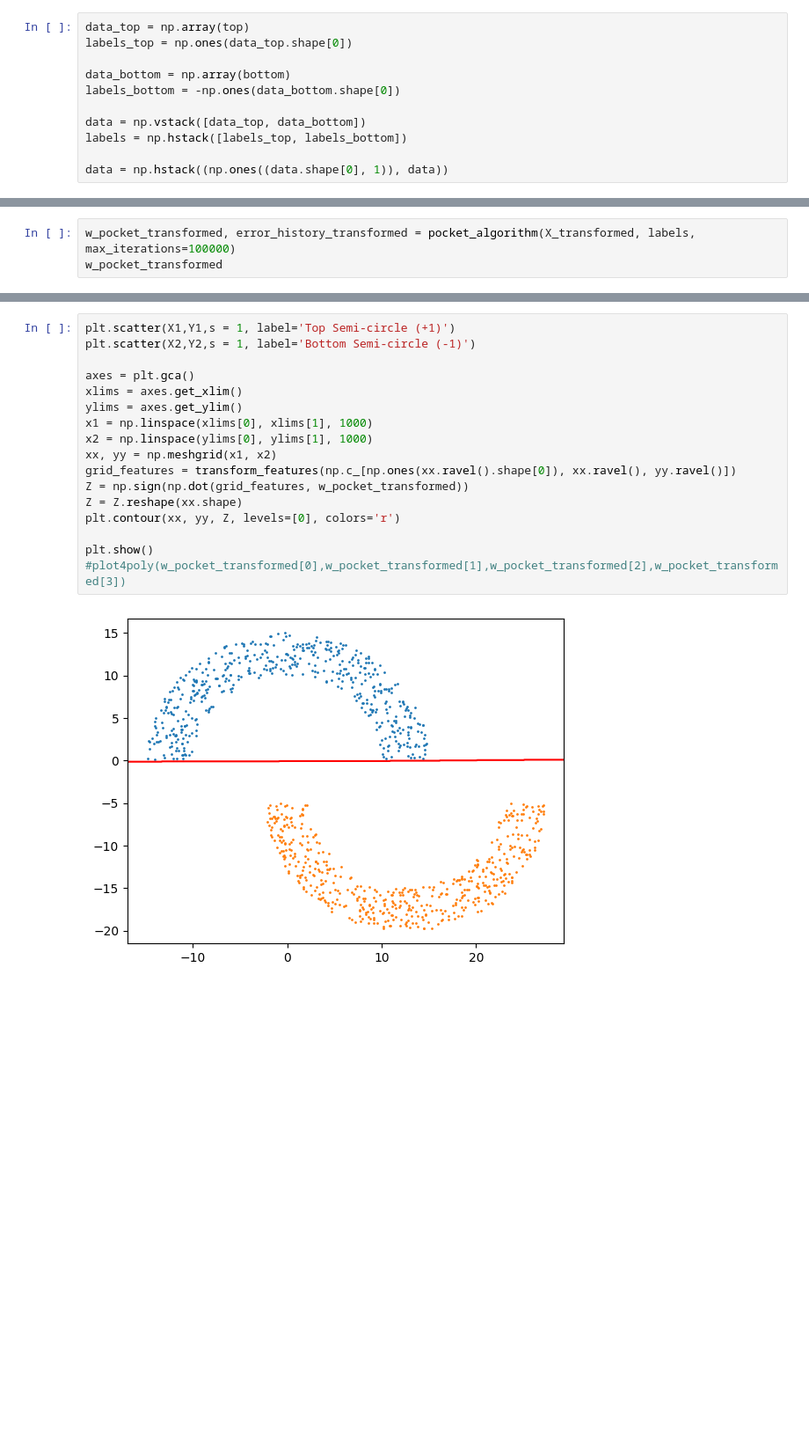
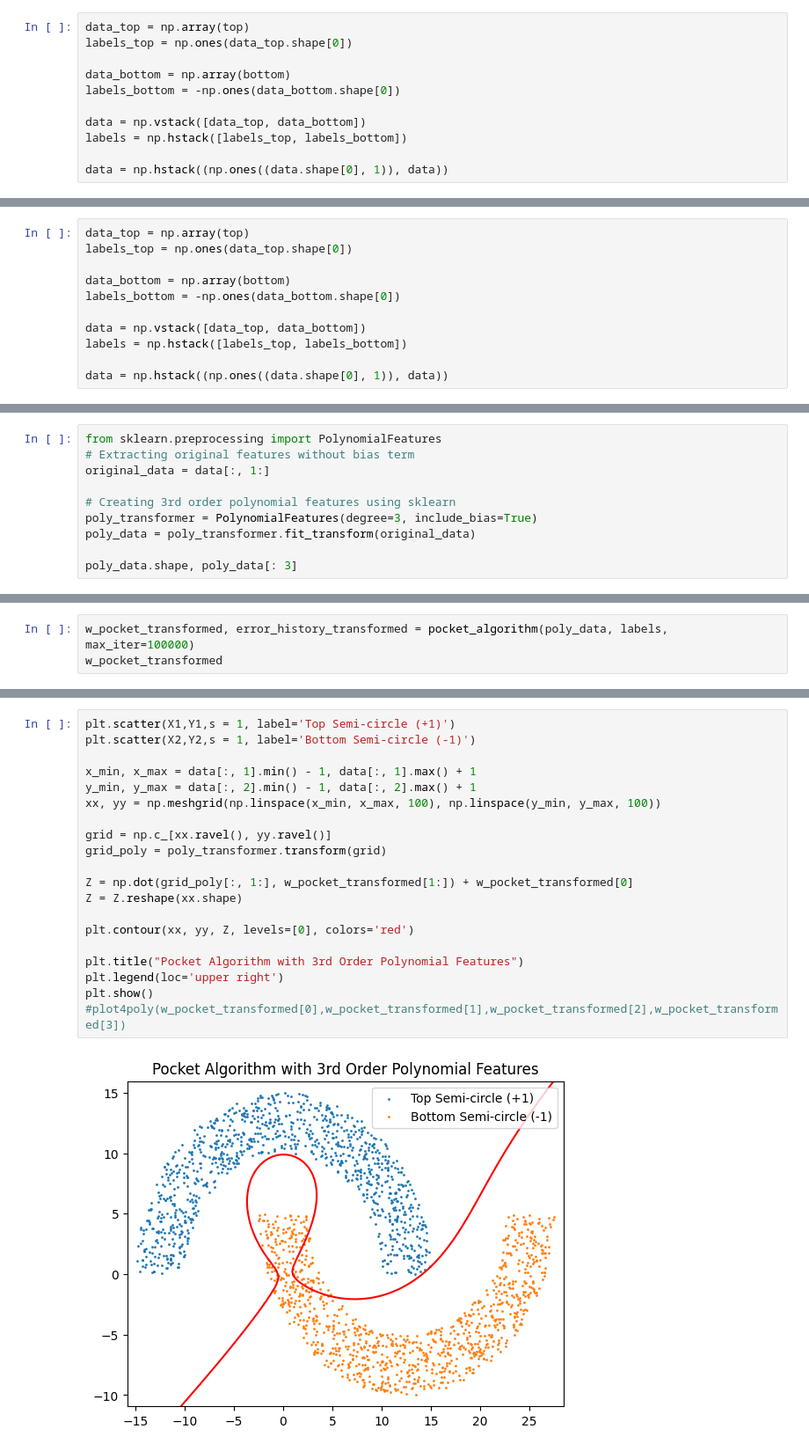
Before and after one commit to kwanqing/CMPE-257, a Jupyter notebook: HW2_3_1.ipynb, the cells around one changed output, grey strips where cells are left out. Shown: that part at 88% size. Cells and saved outputs as stored; diff of their text form; blank space fills up the shorter version.

Commit message:
update on third order polynomial code

```diff
--- a/HW2_3_1.ipynb
+++ b/HW2_3_1.ipynb
@@ -141 +152,12 @@ plot_data_and_boundary(w_lr, "Linear Regression")
+# %%
+data_top = np.array(top)
+labels_top = np.ones(data_top.shape[0])
+
+data_bottom = np.array(bottom)
+labels_bottom = -np.ones(data_bottom.shape[0])
+
+data = np.vstack([data_top, data_bottom])
+labels = np.hstack([labels_top, labels_bottom])
+
+data = np.hstack((np.ones((data.shape[0], 1)), data))
 # %%
@@ -242,0 +264,10 @@ X_transformed = np.array([[i[0], i[1], i[1]**2, i[1]**3] for i in data])
+# %%
+from sklearn.preprocessing import PolynomialFeatures
+# Extracting original features without bias term
+original_data = data[:, 1:]
+
+# Creating 3rd order polynomial features using sklearn
+poly_transformer = PolynomialFeatures(degree=3, include_bias=True)
+poly_data = poly_transformer.fit_transform(original_data)
+
+poly_data.shape, poly_data[: 3]
@@ -243,4 +288,4 @@ X_transformed = np.array([[i[0], i[1], i[1]**2, i[1]**3] for i in data])
 # %%
-w_pocket_transformed, error_history_transformed = pocket_algorithm(X_transformed, labels, max_iterations=100000)
+w_pocket_transformed, error_history_transformed = pocket_algorithm(poly_data, labels, max_iter=100000)
 w_pocket_transformed
 # %% [output]
@@ -250,19 +296,22 @@ array([ 1.00000000e+00, -5.70426752e-02,  1.45094370e+01,  3.25386680e-03,
 # %%
 plt.scatter(X1,Y1,s = 1, label='Top Semi-circle (+1)')
 plt.scatter(X2,Y2,s = 1, label='Bottom Semi-circle (-1)')
 
-axes = plt.gca()
-xlims = axes.get_xlim()
-ylims = axes.get_ylim()
-x1 = np.linspace(xlims[0], xlims[1], 1000)
-x2 = np.linspace(ylims[0], ylims[1], 1000)
-xx, yy = np.meshgrid(x1, x2)
-grid_features = transform_features(np.c_[np.ones(xx.ravel().shape[0]), xx.ravel(), yy.ravel()])
-Z = np.sign(np.dot(grid_features, w_pocket_transformed))
+x_min, x_max = data[:, 1].min() - 1, data[:, 1].max() + 1
+y_min, y_max = data[:, 2].min() - 1, data[:, 2].max() + 1
+xx, yy = np.meshgrid(np.linspace(x_min, x_max, 100), np.linspace(y_min, y_max, 100))
+
+grid = np.c_[xx.ravel(), yy.ravel()]
+grid_poly = poly_transformer.transform(grid)
+
+Z = np.dot(grid_poly[:, 1:], w_pocket_transformed[1:]) + w_pocket_transformed[0]
 Z = Z.reshape(xx.shape)
-plt.contour(xx, yy, Z, levels=[0], colors='r')
 
+plt.contour(xx, yy, Z, levels=[0], colors='red')
+
+plt.title("Pocket Algorithm with 3rd Order Polynomial Features")
+plt.legend(loc='upper right')
 plt.show()
 #plot4poly(w_pocket_transformed[0],w_pocket_transformed[1],w_pocket_transformed[2],w_pocket_transformed[3])
 # %% [output]
-[figure, old version]
+[figure, new version]
```
Also changed, not shown: parts of 20 cells of this notebook.
